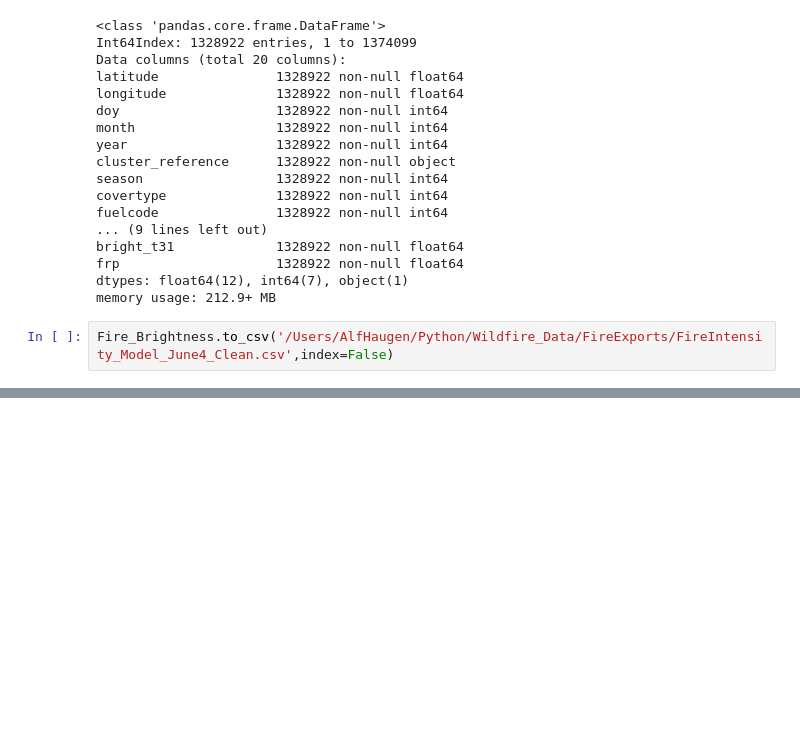
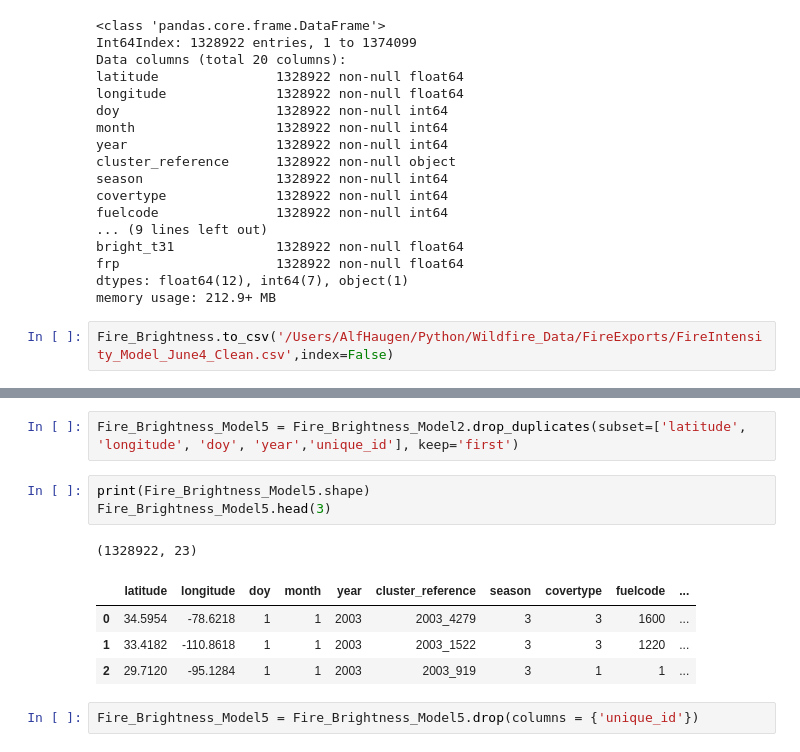
Before and after one commit to NahidGithub/Predicting-Wildfires, a Jupyter notebook: experimental code/MLInputs.ipynb, the cells around one changed output, grey strips where cells are left out. Drawn from its saved outputs; the diff is of its cells as text; blank space fills up the shorter version.

```diff
--- a/experimental code/MLInputs.ipynb
+++ b/experimental code/MLInputs.ipynb
@@ -526,0 +622,13 @@ Fire_Brightness.to_csv('/Users/AlfHaugen/Python/Wildfire_Data/FireExports/FireIn
+# %%
+Fire_Brightness_Model5 = Fire_Brightness_Model2.drop_duplicates(subset=['latitude', 'longitude', 'doy', 'year','unique_id'], keep='first')
+# %%
+print(Fire_Brightness_Model5.shape)
+Fire_Brightness_Model5.head(3)
+# %% [output]
+(1328922, 23)
+|  | latitude | longitude | doy | month | year | cluster_reference | season | covertype | fuelcode | ... |
+| 0 | 34.5954 | -78.6218 | 1 | 1 | 2003 | 2003_4279 | 3 | 3 | 1600 | ... |
+| 1 | 33.4182 | -110.8618 | 1 | 1 | 2003 | 2003_1522 | 3 | 3 | 1220 | ... |
+| 2 | 29.7120 | -95.1284 | 1 | 1 | 2003 | 2003_919 | 3 | 1 | 1 | ... |
+# %%
+Fire_Brightness_Model5 = Fire_Brightness_Model5.drop(columns = {'unique_id'})
```
Also changed, not shown: parts of 20 cells of this notebook.
